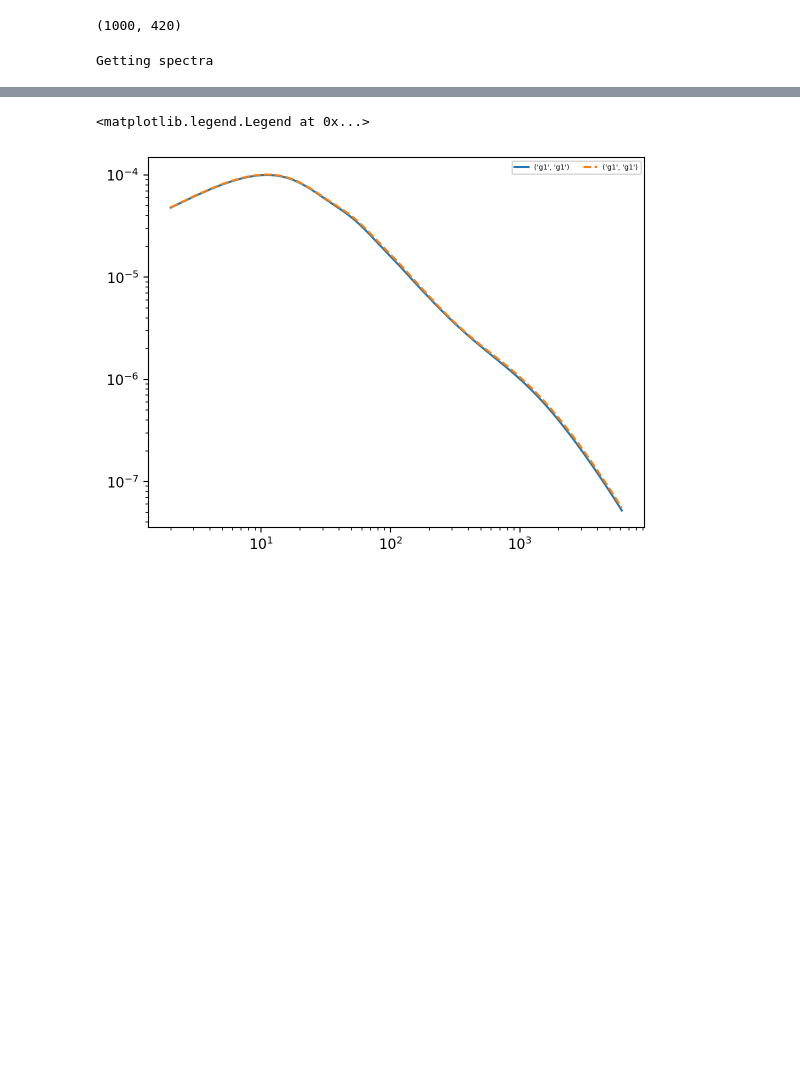
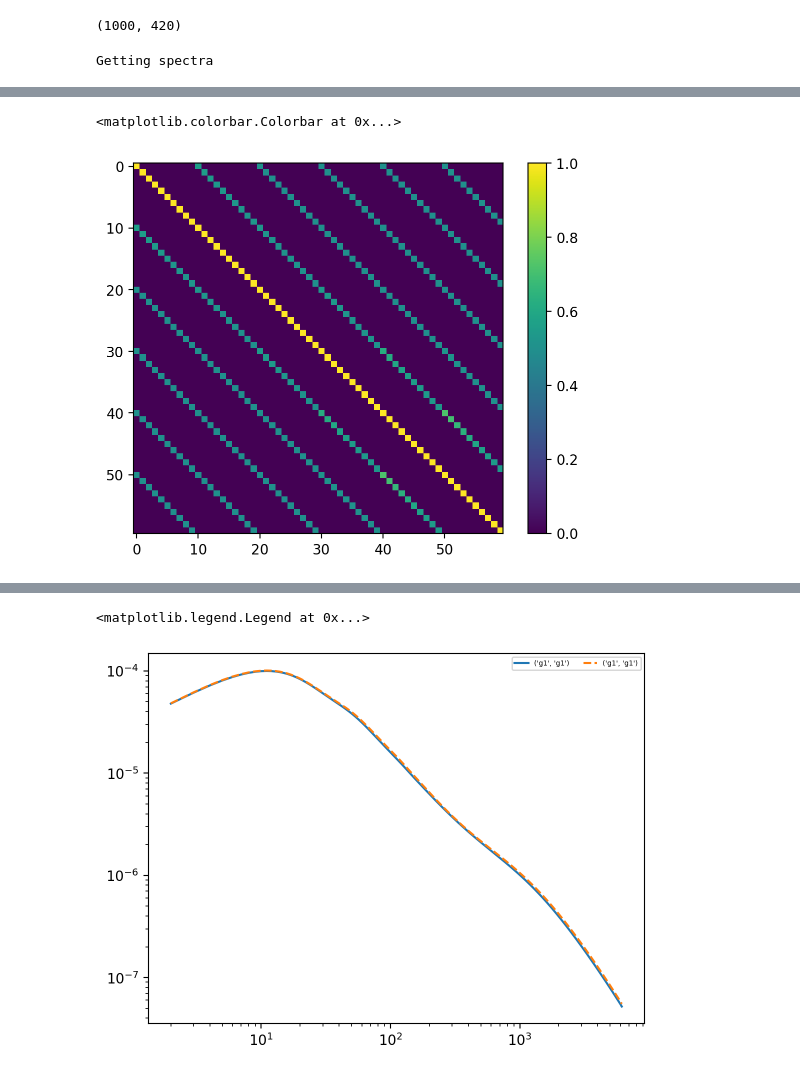
Before and after one commit to Saladino93/angularcls, a Jupyter notebook: examples/desY3/spectrafordesY3.ipynb, the cells around one changed output, grey strips where cells are left out. Drawn from its saved outputs; the diff is of its cells as text; code cells hidden in the pictures; blank space fills up the shorter version.

```diff
--- a/examples/desY3/spectrafordesY3.ipynb
+++ b/examples/desY3/spectrafordesY3.ipynb
@@ -266,0 +342,6 @@ Proj.ws.shape
+# %%
+plt.imshow(blockgg/np.sqrt(np.outer(np.diag(blockgg), np.diag(blockgg))))
+plt.colorbar()
+# %% [output]
+<matplotlib.colorbar.Colorbar at 0x...>
+[figure, added]
```
Also changed, not shown: parts of 26 cells of this notebook, 1 other file.
